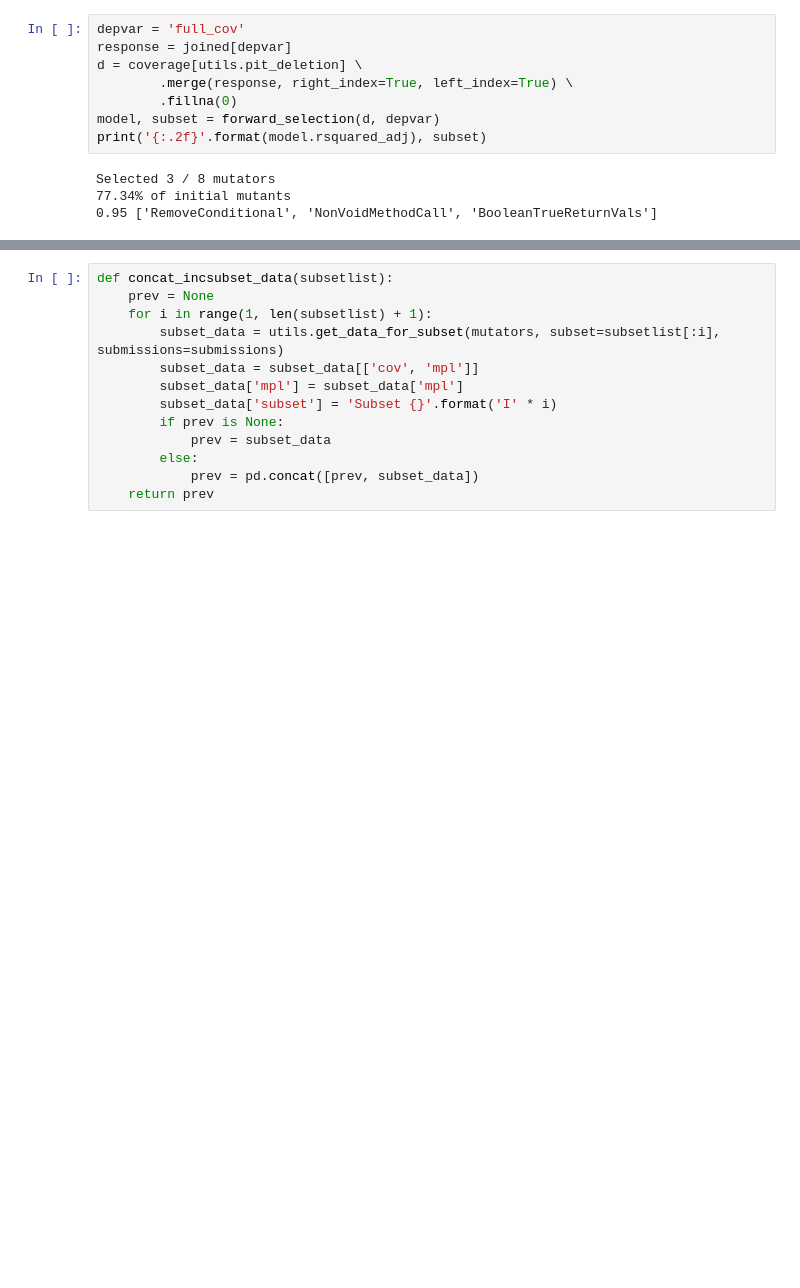
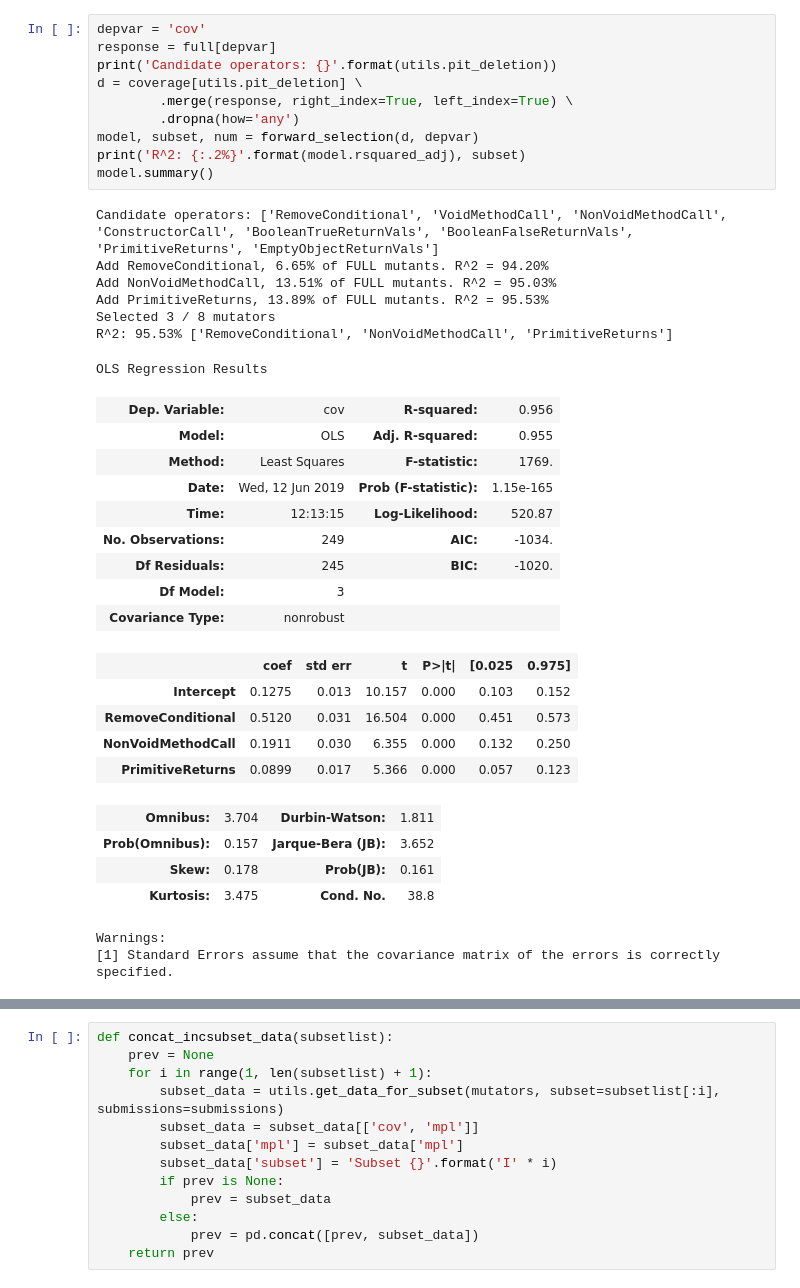
Before and after one commit to ayaankazerouni/mutation-testing, a Jupyter notebook: analysis/subset_analysis.ipynb, the cells around one changed output, grey strips where cells are left out. Saved outputs shown, nothing was run; the diff lists cells and outputs as text; blank space fills up the shorter version.

```diff
--- a/analysis/subset_analysis.ipynb
+++ b/analysis/subset_analysis.ipynb
@@ -77,12 +137,38 @@ def forward_selection(data, response):
 # %%
-depvar = 'full_cov'
-response = joined[depvar]
+depvar = 'cov'
+response = full[depvar]
+print('Candidate operators: {}'.format(utils.pit_deletion))
 d = coverage[utils.pit_deletion] \
         .merge(response, right_index=True, left_index=True) \
-        .fillna(0)
-model, subset = forward_selection(d, depvar)
-print('{:.2f}'.format(model.rsquared_adj), subset)
+        .dropna(how='any')
+model, subset, num = forward_selection(d, depvar)
+print('R^2: {:.2%}'.format(model.rsquared_adj), subset)
+model.summary()
 # %% [output]
+Candidate operators: ['RemoveConditional', 'VoidMethodCall', 'NonVoidMethodCall', 'ConstructorCall', 'BooleanTrueReturnVals', 'BooleanFalseReturnVals', 'PrimitiveReturns', 'EmptyObjectReturnVals']
+Add RemoveConditional, 6.65% of FULL mutants. R^2 = 94.20%
+Add NonVoidMethodCall, 13.51% of FULL mutants. R^2 = 95.03%
+Add PrimitiveReturns, 13.89% of FULL mutants. R^2 = 95.53%
 Selected 3 / 8 mutators
-77.34% of initial mutants
-0.95 ['RemoveConditional', 'NonVoidMethodCall', 'BooleanTrueReturnVals']
+R^2: 95.53% ['RemoveConditional', 'NonVoidMethodCall', 'PrimitiveReturns']
+OLS Regression Results
+| Dep. Variable: | cov | R-squared: | 0.956 |
+| Model: | OLS | Adj. R-squared: | 0.955 |
+| Method: | Least Squares | F-statistic: | 1769. |
+| Date: | Wed, 12 Jun 2019 | Prob (F-statistic): | 1.15e-165 |
+| Time: | 12:13:15 | Log-Likelihood: | 520.87 |
+| No. Observations: | 249 | AIC: | -1034. |
+| Df Residuals: | 245 | BIC: | -1020. |
+| Df Model: | 3 |  |  |
+| Covariance Type: | nonrobust |  |  |
+|  | coef | std err | t | P>|t| | [0.025 | 0.975] |
+| Intercept | 0.1275 | 0.013 | 10.157 | 0.000 | 0.103 | 0.152 |
+| RemoveConditional | 0.5120 | 0.031 | 16.504 | 0.000 | 0.451 | 0.573 |
+| NonVoidMethodCall | 0.1911 | 0.030 | 6.355 | 0.000 | 0.132 | 0.250 |
+| PrimitiveReturns | 0.0899 | 0.017 | 5.366 | 0.000 | 0.057 | 0.123 |
+| Omnibus: | 3.704 | Durbin-Watson: | 1.811 |
+| Prob(Omnibus): | 0.157 | Jarque-Bera (JB): | 3.652 |
+| Skew: | 0.178 | Prob(JB): | 0.161 |
+| Kurtosis: | 3.475 | Cond. No. | 38.8 |
+Warnings:
+[1] Standard Errors assume that the covariance matrix of the errors is correctly specified.
```
Also changed, not shown: parts of 14 cells of this notebook, 1 other file.
